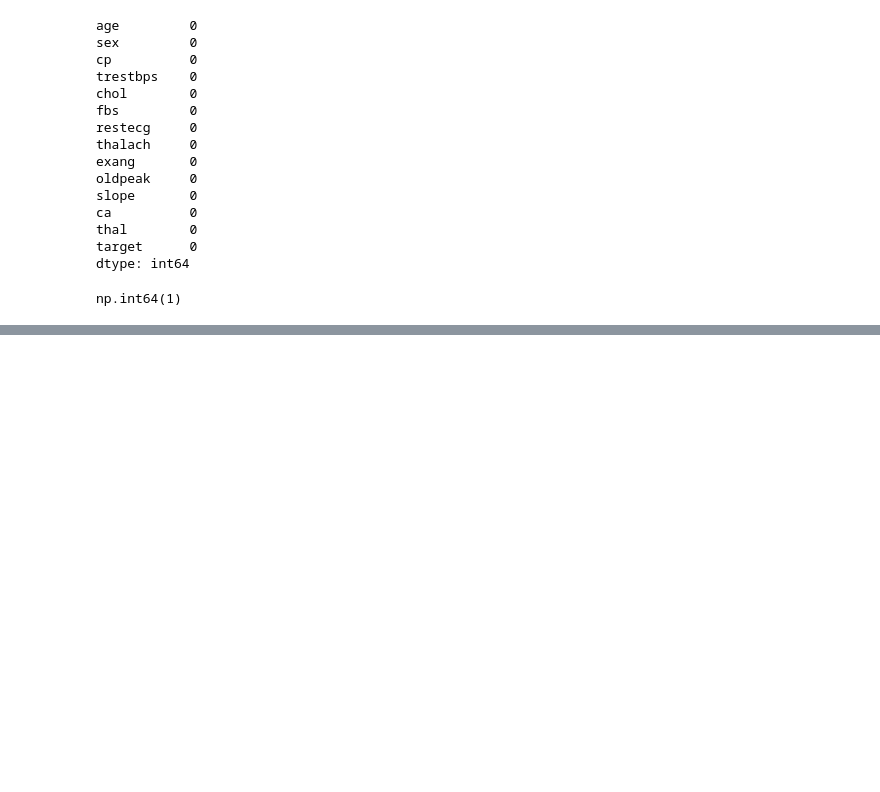
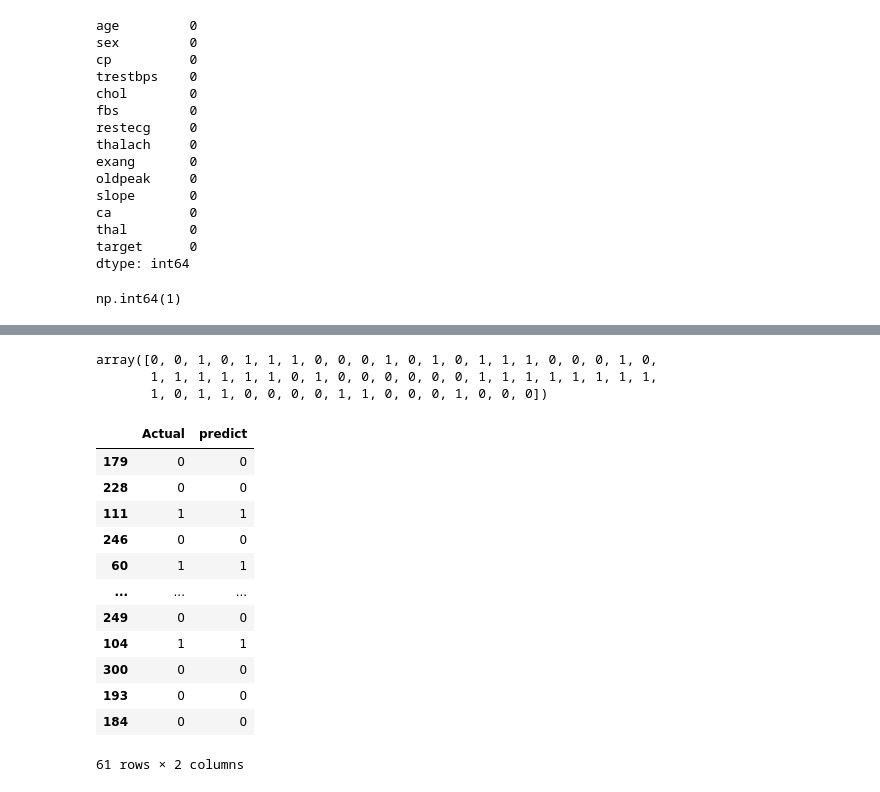
Before and after one commit to williamuntung/Heart-Attack-Data-Analysis, a Jupyter notebook: Exploring.ipynb, the cells around one changed output, grey strips where cells are left out. Cells and saved outputs as stored; diff of their text form; code cells hidden in the pictures; blank space fills up the shorter version.

Commit message:
add 5 model for votingclassifier and build model using voting method

```diff
--- a/Exploring.ipynb
+++ b/Exploring.ipynb
@@ -82,0 +107,14 @@ print(y_test.shape)
+# %%
+voting_clf = VotingClassifier(
+    estimators=[
+        ('lr', log_reg),
+        ('rf', rf),
+        ('xgb', xgb),
+        ('lgbm', lgbm),
+        ('nb', nb)
+    ],
+    voting='soft',  # soft voting lebih bagus kalau semua ada predict_proba
+    weights=[1, 2, 3, 3, 1]
+)
+# %%
+voting_clf.fit(x_train, y_train)
@@ -82,0 +159,29 @@ print(y_test.shape)
+# %%
+y_pred = voting_clf.predict(x_test)
+# %%
+y_pred
+# %% [output]
+array([0, 0, 1, 0, 1, 1, 1, 0, 0, 0, 1, 0, 1, 0, 1, 1, 1, 0, 0, 0, 1, 0,
+       1, 1, 1, 1, 1, 1, 0, 1, 0, 0, 0, 0, 0, 0, 1, 1, 1, 1, 1, 1, 1, 1,
+       1, 0, 1, 1, 0, 0, 0, 0, 1, 1, 0, 0, 0, 1, 0, 0, 0])
+# %%
+result = pd.DataFrame({
+    "Actual" : y_test,
+    "predict" : y_pred
+})
+# %%
+result
+# %% [output]
+|  | Actual | predict |
+| 179 | 0 | 0 |
+| 228 | 0 | 0 |
+| 111 | 1 | 1 |
+| 246 | 0 | 0 |
+| 60 | 1 | 1 |
+| ... | ... | ... |
+| 249 | 0 | 0 |
+| 104 | 1 | 1 |
+| 300 | 0 | 0 |
+| 193 | 0 | 0 |
+| 184 | 0 | 0 |
+61 rows × 2 columns
```
Also changed, not shown: parts of 6 cells of this notebook.
